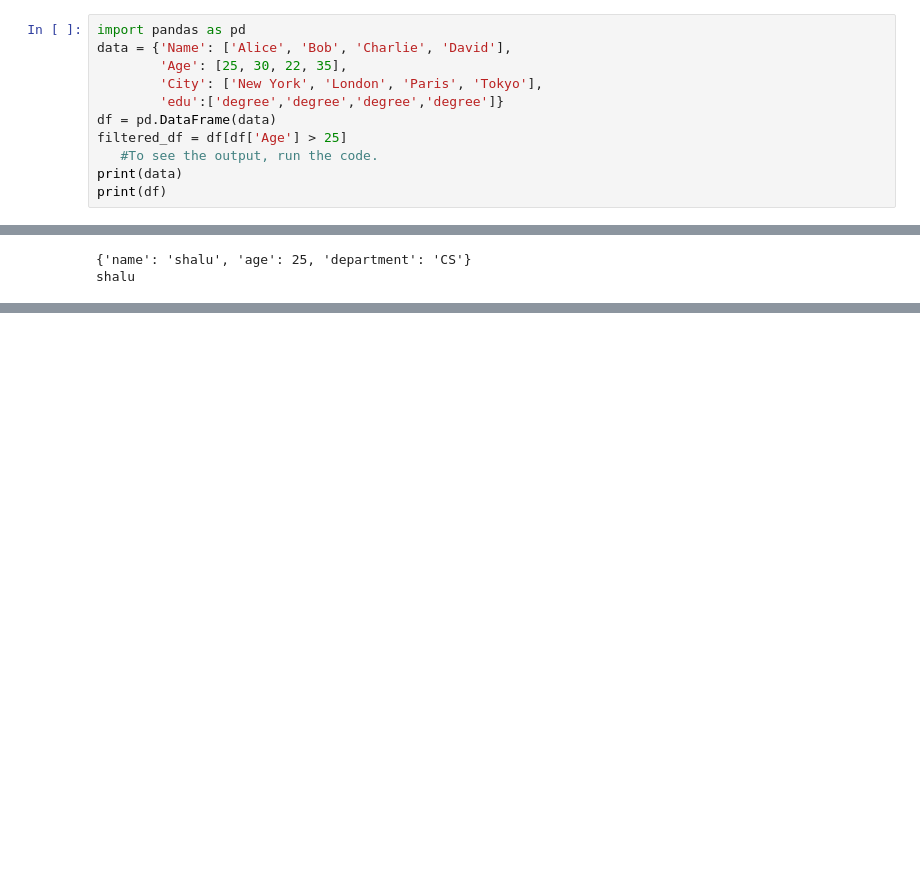
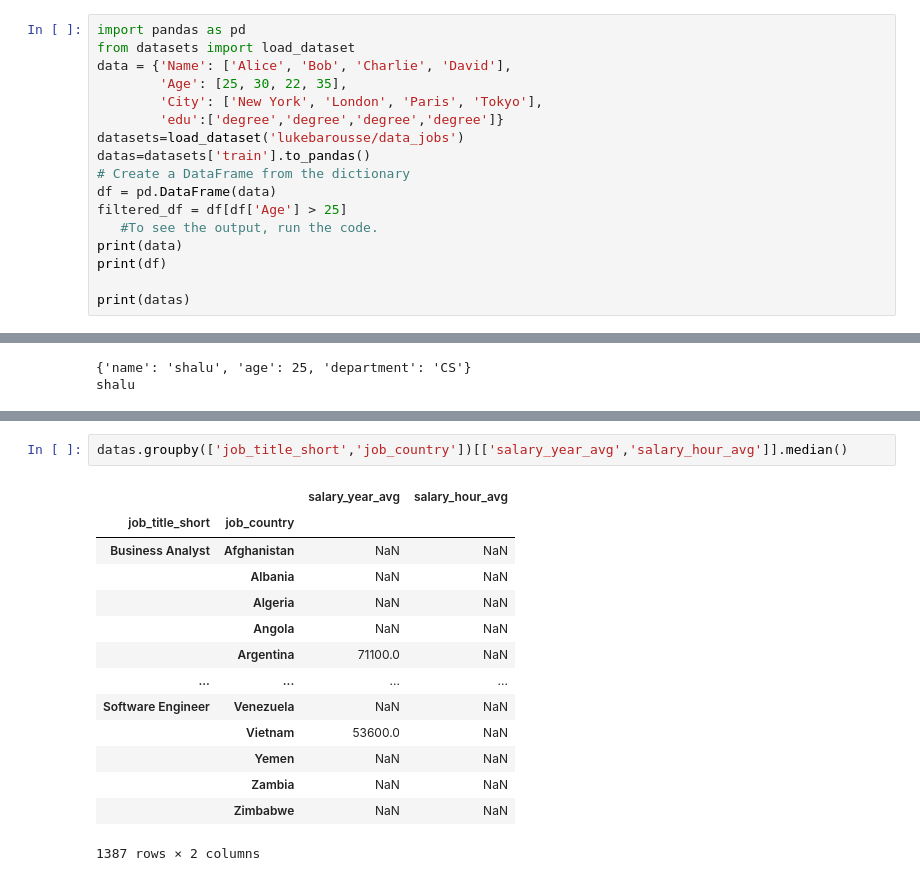
Before and after one commit to programmingconsole/Python_Data_Analytics, a Jupyter notebook: pyex1.ipynb, the cells around one changed output, grey strips where cells are left out. Drawn from its saved outputs; the diff is of its cells as text; blank space fills up the shorter version.

```diff
--- a/pyex1.ipynb
+++ b/pyex1.ipynb
@@ -2,15 +2,21 @@
 <a href="https://colab.research.google.com/github/programmingconsole/Python_Data_Analytics/blob/main/pyex1.ipynb" target="_parent"><img src="https://colab.research.google.com/assets/colab-badge.svg" alt="Open In Colab"/></a>
 # %%
 import pandas as pd
+from datasets import load_dataset
 data = {'Name': ['Alice', 'Bob', 'Charlie', 'David'],
         'Age': [25, 30, 22, 35],
         'City': ['New York', 'London', 'Paris', 'Tokyo'],
         'edu':['degree','degree','degree','degree']}
+datasets=load_dataset('lukebarousse/data_jobs')
+datas=datasets['train'].to_pandas()
+# Create a DataFrame from the dictionary
 df = pd.DataFrame(data)
 filtered_df = df[df['Age'] > 25]
    #To see the output, run the code.
 print(data)
 print(df)
+
+print(datas)
 # %% [output]
 {'Name': ['Alice', 'Bob', 'Charlie', 'David'], 'Age': [25, 30, 22, 35], 'City': ['New York', 'London', 'Paris', 'Tokyo'], 'edu': ['degree', 'degree', 'degree', 'degree']}
       Name  Age      City     edu
@@ -60,0 +129,17 @@ shalu
+# %%
+datas.groupby(['job_title_short','job_country'])[['salary_year_avg','salary_hour_avg']].median()
+# %% [output]
+|  |  | salary_year_avg | salary_hour_avg |
+| job_title_short | job_country |  |  |
+| Business Analyst | Afghanistan | NaN | NaN |
+|  | Albania | NaN | NaN |
+|  | Algeria | NaN | NaN |
+|  | Angola | NaN | NaN |
+|  | Argentina | 71100.0 | NaN |
+| ... | ... | ... | ... |
+| Software Engineer | Venezuela | NaN | NaN |
+|  | Vietnam | 53600.0 | NaN |
+|  | Yemen | NaN | NaN |
+|  | Zambia | NaN | NaN |
+|  | Zimbabwe | NaN | NaN |
+1387 rows × 2 columns
```
Also changed, not shown: parts of 6 cells of this notebook.
